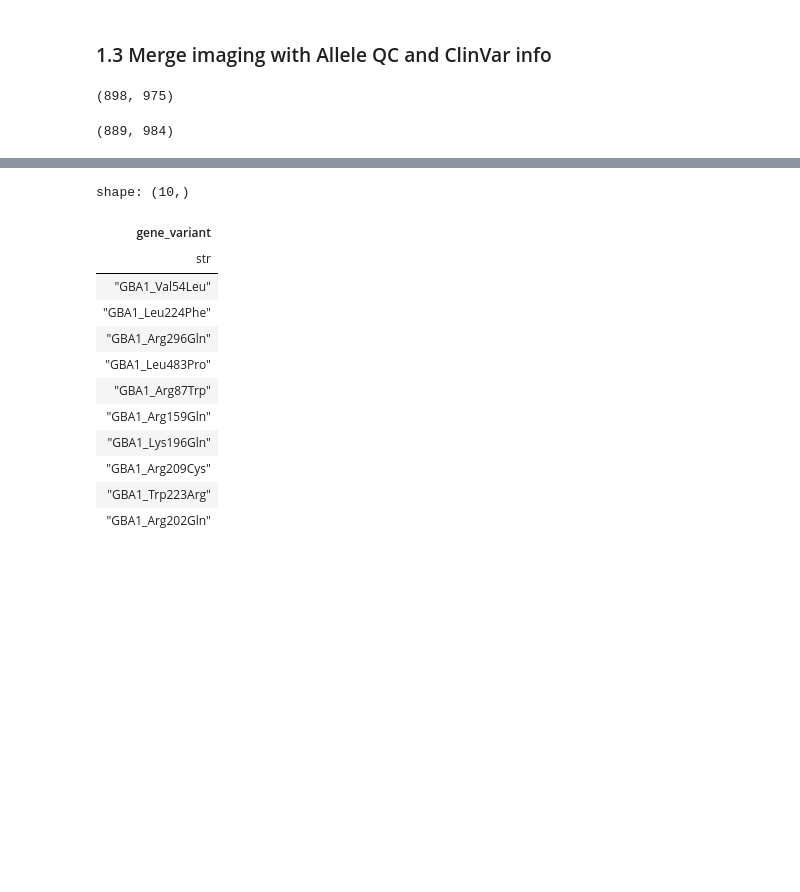
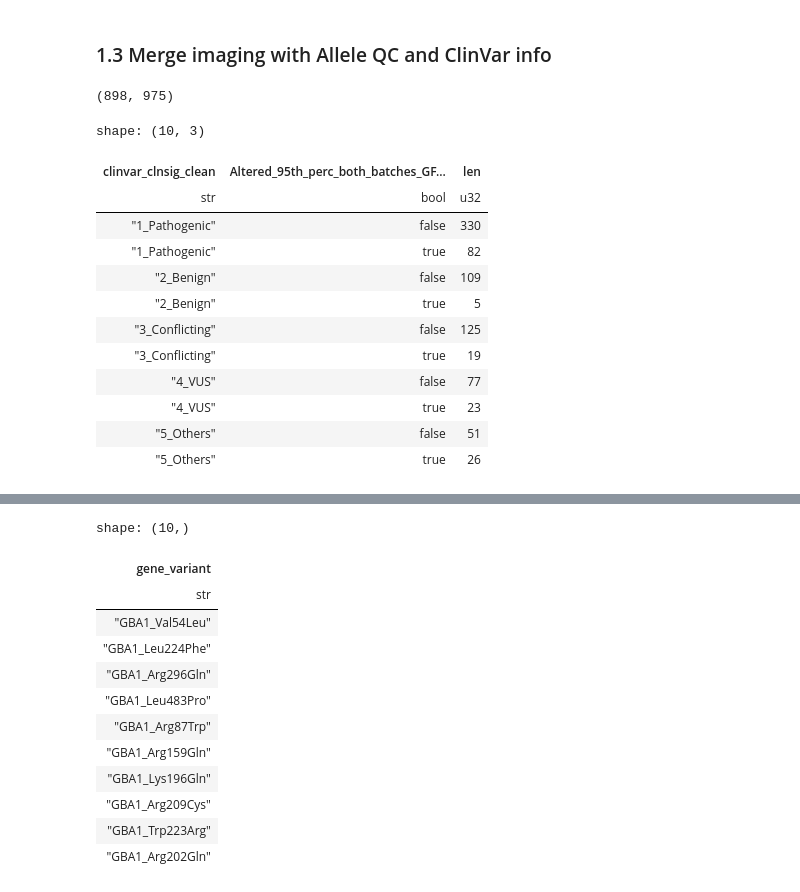
Before and after one commit to broadinstitute/2025_laval_submitted, a Jupyter notebook: 2_individual_assay_results/imaging/2_analysis/2_analyze_cp_results/0_results_summary.ipynb, the cells around one changed output, grey strips where cells are left out. Cells and saved outputs as stored; diff of their text form; code cells hidden in the pictures; blank space fills up the shorter version.

```diff
--- a/2_individual_assay_results/imaging/2_analysis/2_analyze_cp_results/0_results_summary.ipynb
+++ b/2_individual_assay_results/imaging/2_analysis/2_analyze_cp_results/0_results_summary.ipynb
@@ -251,5 +251,31 @@ imaging_summary_clinvar.write_csv("../../../../3_integrated_assay_results/1_inpu
-# %%
-imaging_summary_clinvar.shape
-# imaging_summary_clinvar.unique("Gene")
-# %% [output]
-(889, 984)
+# %%
+imaging_summary_clinvar = pl.read_csv("../../3_outputs/imaging_analyses_summary_clinvar.tsv", separator="\t", infer_schema_length=100000)
+# imaging_summary_clinvar.unique("Gene")
+
+imaging_summary_clinvar.with_columns(
+    pl.col("clinvar_clnsig_clean").replace(
+        {
+            # "4_VUS": "3_VUS",
+            "6_No_ClinVar": "5_Others",
+            # "2_Benign": "4_Benign",
+            # "3_Conflicting": "2_Conflicting",
+        }).alias("clinvar_clnsig_clean"),
+).group_by("clinvar_clnsig_clean", "Altered_95th_perc_both_batches_GFP_ADJ").agg(
+    pl.len()
+).drop_nulls(
+    "Altered_95th_perc_both_batches_GFP_ADJ"
+).sort(["clinvar_clnsig_clean","Altered_95th_perc_both_batches_GFP_ADJ"])
+# %% [output]
+shape: (10, 3)
+| clinvar_clnsig_clean | Altered_95th_perc_both_batches_GF... | len |
+| str | bool | u32 |
+| "1_Pathogenic" | false | 330 |
+| "1_Pathogenic" | true | 82 |
+| "2_Benign" | false | 109 |
+| "2_Benign" | true | 5 |
+| "3_Conflicting" | false | 125 |
+| "3_Conflicting" | true | 19 |
+| "4_VUS" | false | 77 |
+| "4_VUS" | true | 23 |
+| "5_Others" | false | 51 |
+| "5_Others" | true | 26 |
```
Also changed, not shown: parts of 4 cells of this notebook, 2 other files.
